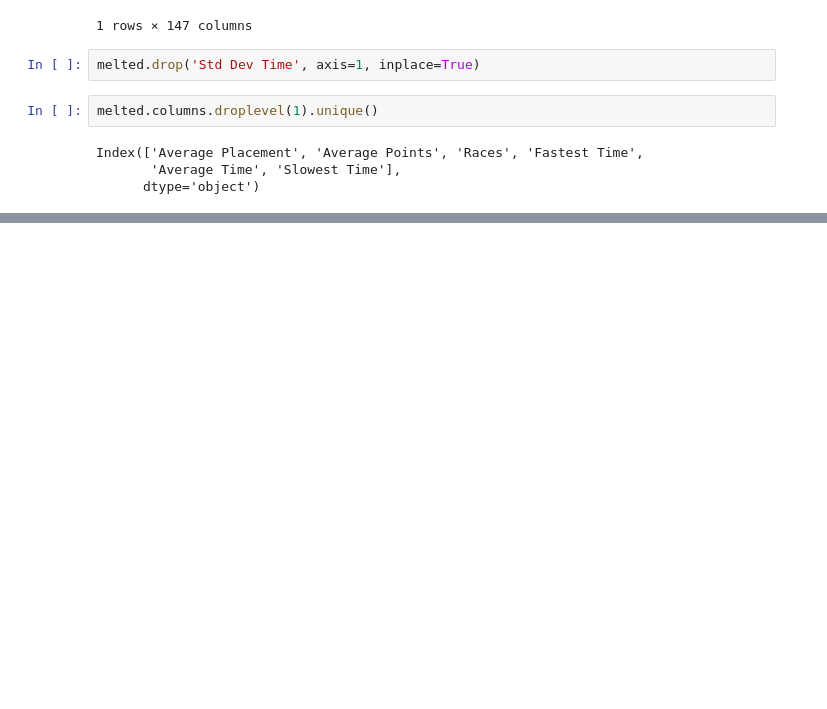
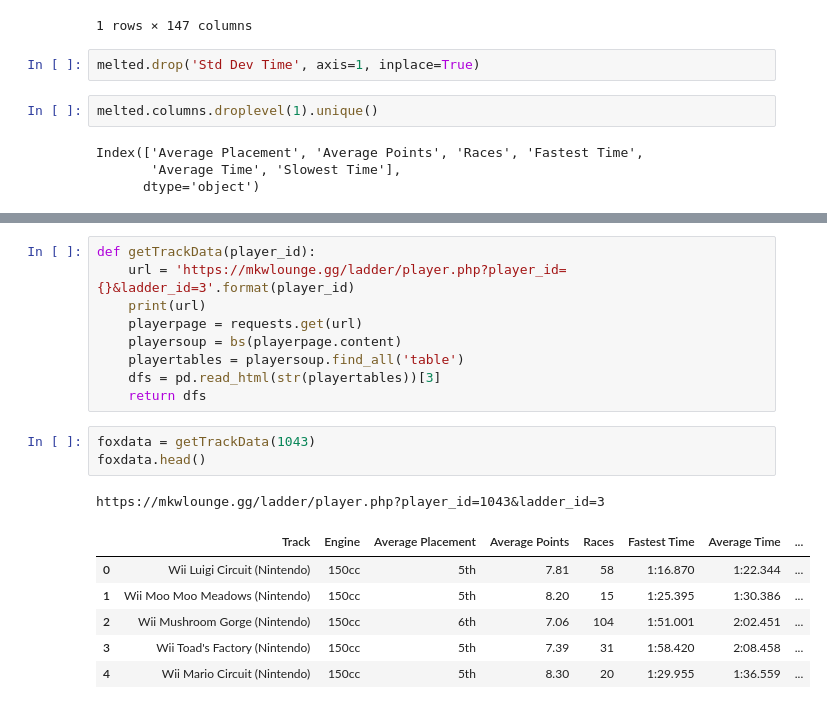
Before and after one commit to fordjackson26/CS5394Project3, a Jupyter notebook: webscrape.ipynb, the cells around one changed output, grey strips where cells are left out. Cells and saved outputs as stored; diff of their text form; blank space fills up the shorter version.

```diff
--- a/webscrape.ipynb
+++ b/webscrape.ipynb
@@ -100,0 +125,20 @@ Index(['Average Placement', 'Average Points', 'Races', 'Fastest Time',
+# %%
+def getTrackData(player_id):
+    url = 'https://mkwlounge.gg/ladder/player.php?player_id={}&ladder_id=3'.format(player_id)
+    print(url)
+    playerpage = requests.get(url)
+    playersoup = bs(playerpage.content)
+    playertables = playersoup.find_all('table')
+    dfs = pd.read_html(str(playertables))[3]
+    return dfs
+# %%
+foxdata = getTrackData(1043)
+foxdata.head()
+# %% [output]
+https://mkwlounge.gg/ladder/player.php?player_id=1043&ladder_id=3
+|  | Track | Engine | Average Placement | Average Points | Races | Fastest Time | Average Time | ... |
+| 0 | Wii Luigi Circuit (Nintendo) | 150cc | 5th | 7.81 | 58 | 1:16.870 | 1:22.344 | ... |
+| 1 | Wii Moo Moo Meadows (Nintendo) | 150cc | 5th | 8.20 | 15 | 1:25.395 | 1:30.386 | ... |
+| 2 | Wii Mushroom Gorge (Nintendo) | 150cc | 6th | 7.06 | 104 | 1:51.001 | 2:02.451 | ... |
+| 3 | Wii Toad's Factory (Nintendo) | 150cc | 5th | 7.39 | 31 | 1:58.420 | 2:08.458 | ... |
+| 4 | Wii Mario Circuit (Nintendo) | 150cc | 5th | 8.30 | 20 | 1:29.955 | 1:36.559 | ... |
```
Also changed, not shown: parts of 4 cells of this notebook, 1 other file.
